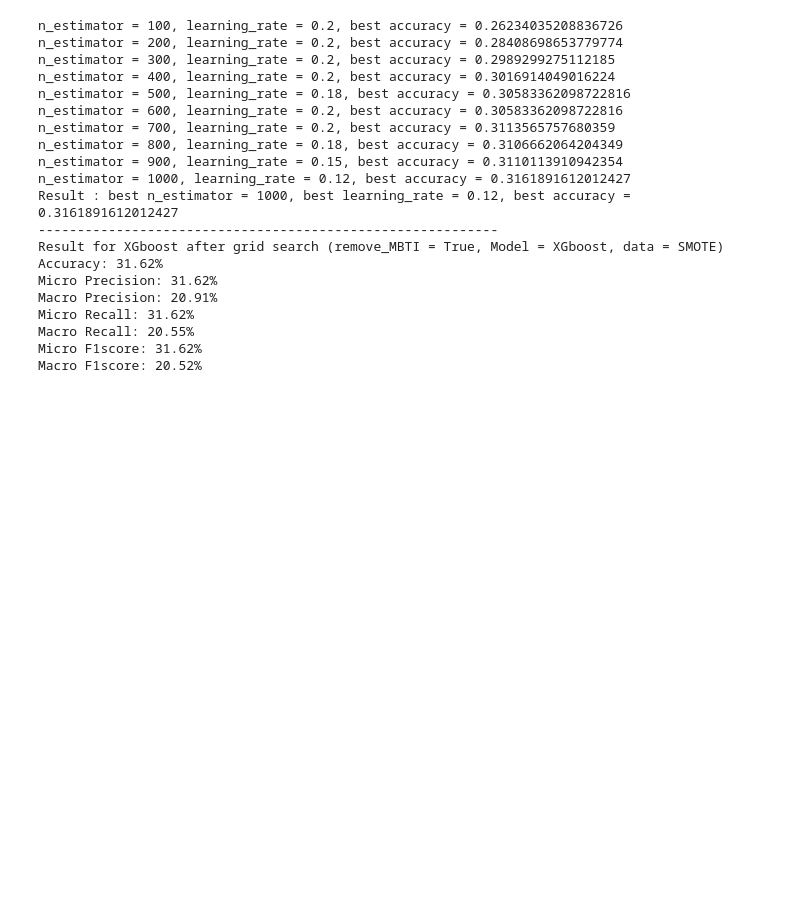
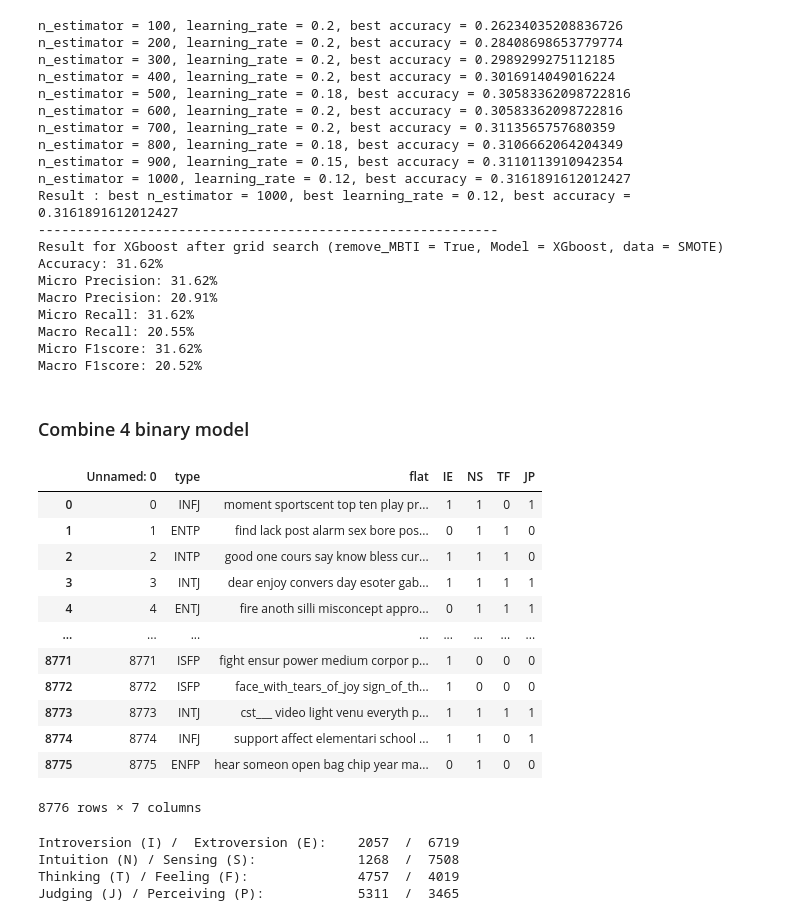
Before and after one commit to chungFTF/NTU-2022-IM5056-SLDL-Final-Project, a Jupyter notebook: code/Chen/[Chen]XGBoost_kaggle+twitter.ipynb, the cells around one changed output. Cells and saved outputs as stored; diff of their text form; code cells hidden in the pictures; blank space fills up the shorter version.

```diff
--- a/code/Chen/[Chen]XGBoost_kaggle+twitter.ipynb
+++ b/code/Chen/[Chen]XGBoost_kaggle+twitter.ipynb
@@ -310,3 +310,56 @@ Micro Recall: 31.62%
 Macro Recall: 20.55%
 Micro F1score: 31.62%
 Macro F1score: 20.52%
+# %% [markdown]
+### Combine 4 binary model
+# %%
+data = pd.read_csv('../../data/kaggle+twitter.csv')
+def get_types(row):
+    t=row['type']
+
+    I = 0; N = 0
+    T = 0; J = 0
+
+    if t[0] == 'I': I = 1
+    elif t[0] == 'E': I = 0
+    else: print('I-E not found')
+
+    if t[1] == 'N': N = 1
+    elif t[1] == 'S': N = 0
+    else: print('N-S not found')
+
+    if t[2] == 'T': T = 1
+    elif t[2] == 'F': T = 0
+    else: print('T-F not found')
+
+    if t[3] == 'J': J = 1
+    elif t[3] == 'P': J = 0
+    else: print('J-P not found')
+    return pd.Series( {'IE':I, 'NS':N , 'TF': T, 'JP': J })
+
+data = data.join(data.apply (lambda row: get_types (row),axis=1))
+data
+# %% [output]
+|  | Unnamed: 0 | type | flat | IE | NS | TF | JP |
+| 0 | 0 | INFJ | moment sportscent top ten play pr... | 1 | 1 | 0 | 1 |
+| 1 | 1 | ENTP | find lack post alarm sex bore pos... | 0 | 1 | 1 | 0 |
+| 2 | 2 | INTP | good one cours say know bless cur... | 1 | 1 | 1 | 0 |
+| 3 | 3 | INTJ | dear enjoy convers day esoter gab... | 1 | 1 | 1 | 1 |
+| 4 | 4 | ENTJ | fire anoth silli misconcept appro... | 0 | 1 | 1 | 1 |
+| ... | ... | ... | ... | ... | ... | ... | ... |
+| 8771 | 8771 | ISFP | fight ensur power medium corpor p... | 1 | 0 | 0 | 0 |
+| 8772 | 8772 | ISFP | face_with_tears_of_joy sign_of_th... | 1 | 0 | 0 | 0 |
+| 8773 | 8773 | INTJ | cst___ video light venu everyth p... | 1 | 1 | 1 | 1 |
+| 8774 | 8774 | INFJ | support affect elementari school ... | 1 | 1 | 0 | 1 |
+| 8775 | 8775 | ENFP | hear someon open bag chip year ma... | 0 | 1 | 0 | 0 |
+8776 rows × 7 columns
+# %%
+print ("Introversion (I) /  Extroversion (E):\t", data['IE'].value_counts()[0], " / ", data['IE'].value_counts()[1])
+print ("Intuition (N) / Sensing (S):\t\t", data['NS'].value_counts()[0], " / ", data['NS'].value_counts()[1])
+print ("Thinking (T) / Feeling (F):\t\t", data['TF'].value_counts()[0], " / ", data['TF'].value_counts()[1])
+print ("Judging (J) / Perceiving (P):\t\t", data['JP'].value_counts()[0], " / ", data['JP'].value_counts()[1])
+# %% [output]
+Introversion (I) /  Extroversion (E):    2057  /  6719
+Intuition (N) / Sensing (S):             1268  /  7508
+Thinking (T) / Feeling (F):              4757  /  4019
+Judging (J) / Perceiving (P):            5311  /  3465
```
Also changed, not shown: parts of 18 cells of this notebook.
